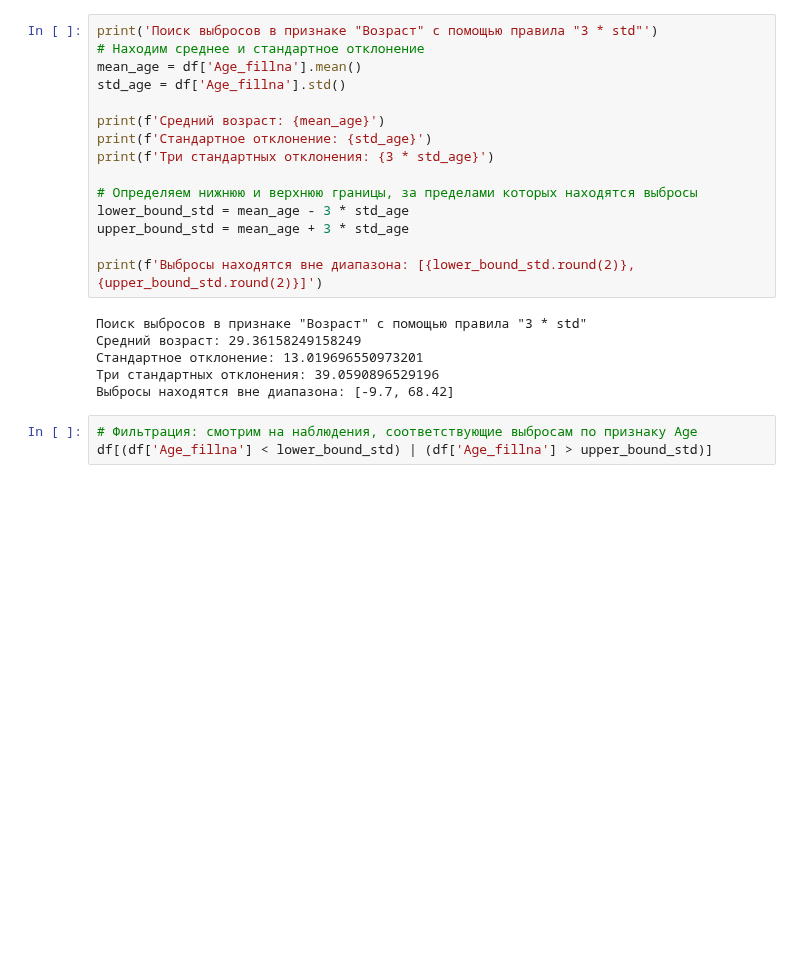
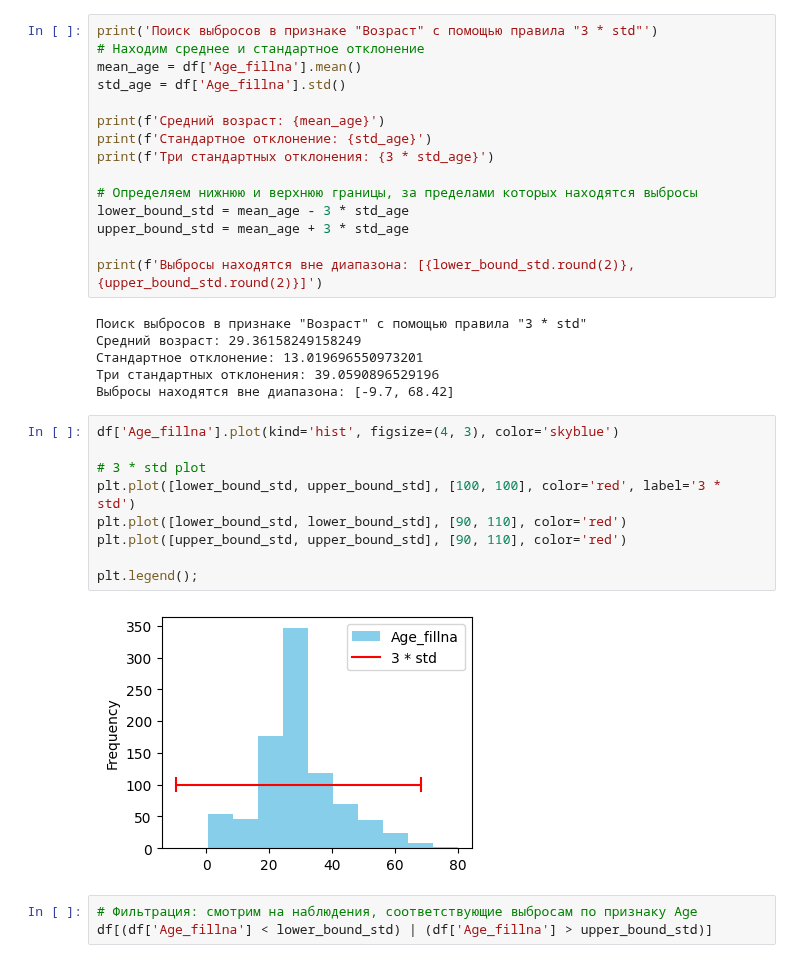
Before and after one commit to ksumarshmallow/Data-Analysis-Media-24, a Jupyter notebook: Seminars/Sem5/Sem5.ipynb, the cells around one changed output. Cells and saved outputs as stored; diff of their text form; blank space fills up the shorter version.

```diff
--- a/Seminars/Sem5/Sem5.ipynb
+++ b/Seminars/Sem5/Sem5.ipynb
@@ -916,6 +936,17 @@ print(f'Выбросы находятся вне диапазона: [{lower_bou
 Стандартное отклонение: 13.019696550973201
 Три стандартных отклонения: 39.0590896529196
 Выбросы находятся вне диапазона: [-9.7, 68.42]
+# %%
+df['Age_fillna'].plot(kind='hist', figsize=(4, 3), color='skyblue')
+
+# 3 * std plot
+plt.plot([lower_bound_std, upper_bound_std], [100, 100], color='red', label='3 * std')
+plt.plot([lower_bound_std, lower_bound_std], [90, 110], color='red')
+plt.plot([upper_bound_std, upper_bound_std], [90, 110], color='red')
+
+plt.legend();
+# %% [output]
+[figure, added]
 # %%
 # Фильтрация: смотрим на наблюдения, соответствующие выбросам по признаку Age
 df[(df['Age_fillna'] < lower_bound_std) | (df['Age_fillna'] > upper_bound_std)]
```
Also changed, not shown: parts of 11 cells of this notebook, 13 other files.
